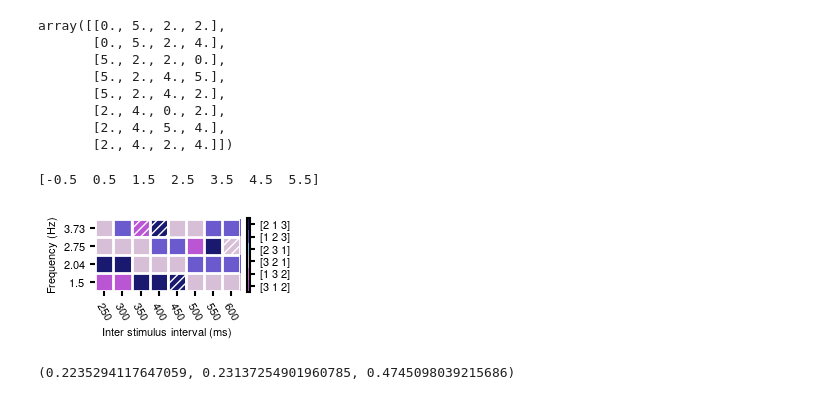
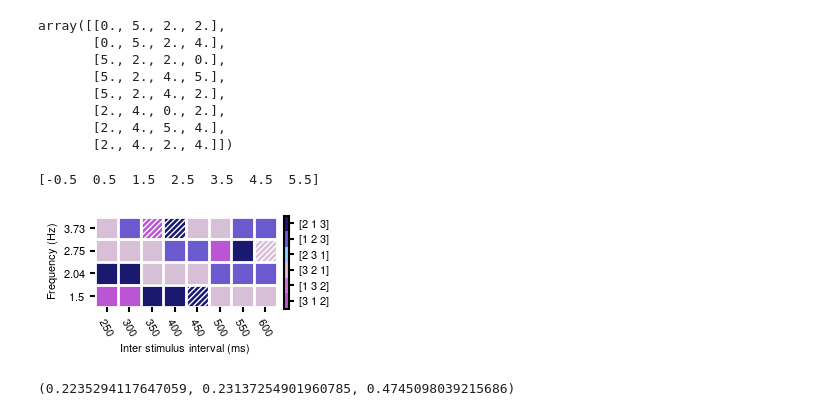
Before and after one commit to mackelab/sequence-memory, a Jupyter notebook: rnn_model/generate_figures/ISI_analysis-Parallel.ipynb, the cells around one changed output. Drawn from its saved outputs; the diff is of its cells as text; code cells hidden in the pictures.

```diff
--- a/rnn_model/generate_figures/ISI_analysis-Parallel.ipynb
+++ b/rnn_model/generate_figures/ISI_analysis-Parallel.ipynb
@@ -759,7 +759,7 @@ plt.rcParams.update({
 })
 with mpl.rc_context(fname="matplotlibrc"):
 
-    fig=plt.figure(figsize=(2,1))
+    fig=plt.figure(figsize=(2.5,1.3))
     #col_dict={0:pltcolors_alt[1],
     #          2:pltcolors_alt[3],
     #          4:pltcolors_alt[0],
@@ -806,35 +806,35 @@ with mpl.rc_context(fname="matplotlibrc"):
 
 
     # Plot our figure
     im = plt.imshow(RNN_order.T, origin='lower',cmap=cm, norm=norm,alpha=1)#,aspect='auto')
 
     plt.yticks(np.arange(len(frs)),frs)
     plt.xticks(np.arange(len(ISIs)),[ISI*10+200 for ISI in ISIs],rotation=-60)
     plt.xlabel("Inter stimulus interval (ms)")
     plt.ylabel("Frequency (Hz)")
     #add_strings(plt.gca(),sign_and_corr.T,12)#color_cont=prediction.T)
     #print(plt.gci().get_clim())
     plt.gca().set_yticks(np.arange(-.5, len(frs), 1), minor=True)
     plt.gca().set_xticks(np.arange(-.5, len(ISIs), 1), minor=True)
     plt.gca().tick_params(axis='both', which='minor', labelsize=0, length=0)
     plt.grid(color='white', linestyle='-', linewidth=2,which='minor')
 
     plt.gca().spines[['bottom','left']].set_visible(False)
 
     for i in range(len(ISIs)):
         for j in range(len(frs)):
                 if sign_and_corr[i,j]<0.5:
-                        plt.gca().add_patch(mpl.patches.Rectangle((i-.5,j-.5),1,1,hatch='////',fill=False,snap=False,color='white'))
+                        plt.gca().add_patch(mpl.patches.Rectangle((i-.5,j-.5),1,1,hatch='//////',fill=False,snap=False,color='white'))
 
 
     diff = norm_bins[1:] - norm_bins[:-1]
     tickz = norm_bins[:-1] + diff / 2
     cb = plt.colorbar(im, format=fmt, ticks=tickz,fraction=0.024, pad=0.04)
     plt.savefig("/Users/matthijs/Desktop/fig.pdf")
     #plt.rcParams["pdf.use14corefonts"] = True
 # %% [output]
 [-0.5  0.5  1.5  2.5  3.5  4.5  5.5]
-[figure, old version]
+[figure, new version]
 # %%
 np.save('../data/phase_order_model.npy',np.array(phase_order_list))
 # %%
```
Also changed, not shown: parts of 2 cells of this notebook, 3 other files.
